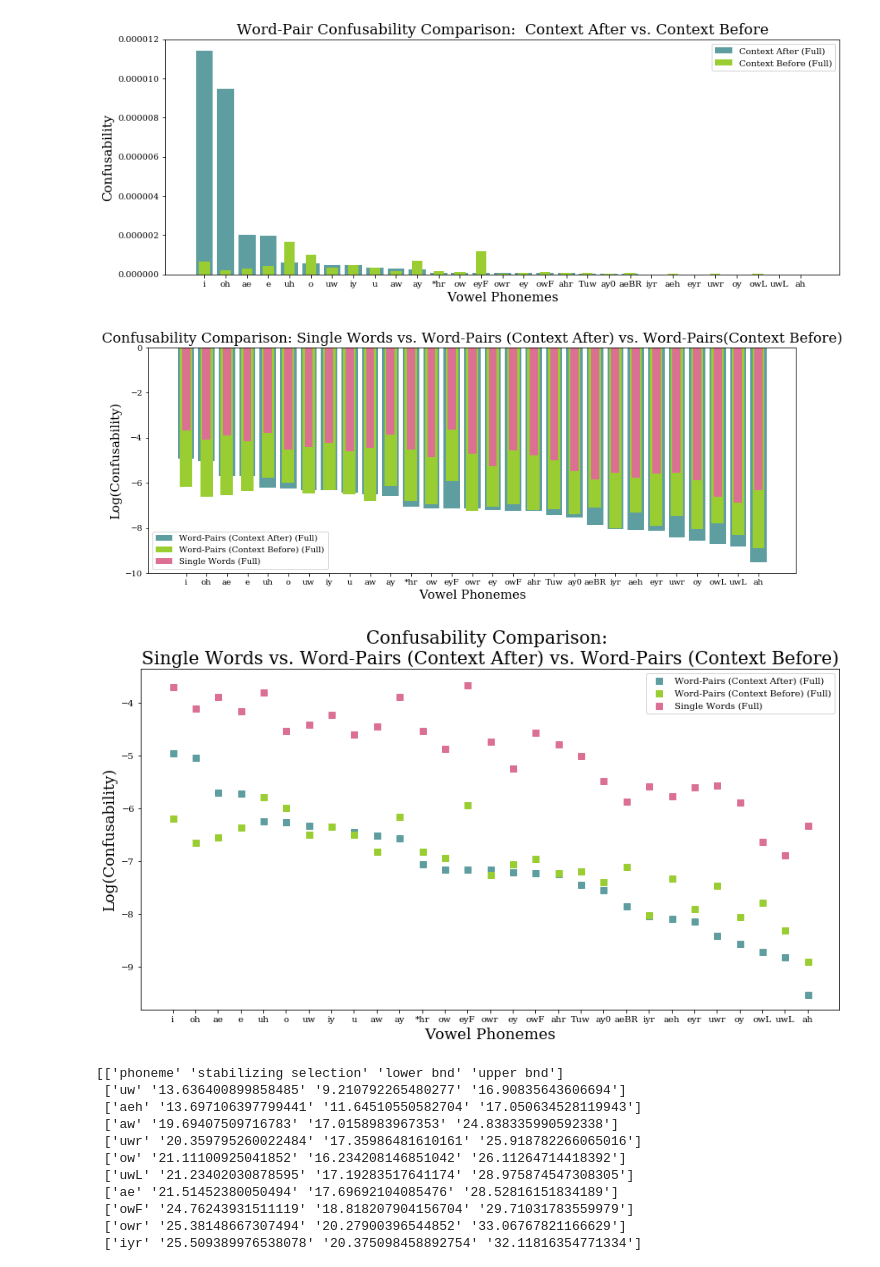
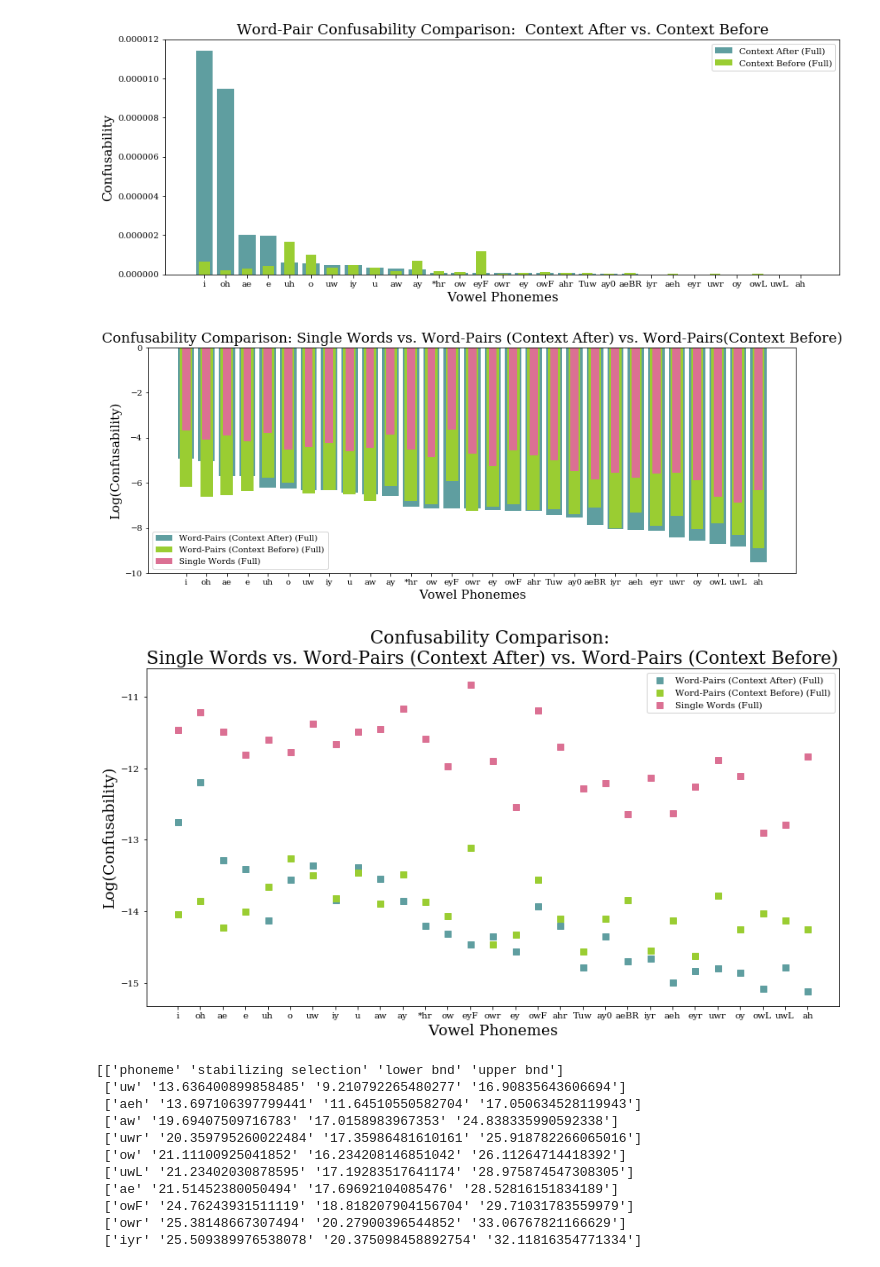
Before and after one commit to tdacunha/LING_Research, a Jupyter notebook: Confus_WP_Analysis.ipynb, the cells around one changed output. Drawn from its saved outputs; the diff is of its cells as text; code cells hidden in the pictures.

```diff
--- a/Confus_WP_Analysis.ipynb
+++ b/Confus_WP_Analysis.ipynb
@@ -4,6 +4,13 @@ import matplotlib.pyplot as plt
 plt.rcParams['figure.facecolor'] = 'w'
 plt.rcParams['figure.edgecolor'] = 'b'
 plt.rcParams['font.family'] = 'serif'
+
+Single_Nvi = [14811393.0, 44877567.0, 59948607.0, 12429515.0, 14697214.0, 5268790.0, 19526288.0, 17770768.0, 39396515.0, 64180362.0, 13198896.0, 8139320.0, 27745690.0, 7159750.0, 19090222.0, 19294058.0, 5906729.0, 9987659.0, 11444055.0, 9315412.0, 4493550.0, 1872439.0, 2068141.0, 4194737.0, 3591906.0, 1695686.0, 7837069.0, 313753.0, 789413.0]
+WP_Nvi_After = [16455267, 43792189, 71945064, 13231410, 15028041, 5201599, 18822564, 18653917, 47486682, 75525805, 16544845, 7596499, 30283159, 6301870, 21420618, 23912370, 5320053, 11612470, 11202294, 10106488, 5330175, 1705259, 2088919, 3965128, 3368592, 1598974, 9253770, 220238, 667381]
+WP_Nvi_Before = [15872310, 50215262, 64465798, 14703707, 20360412, 6284252, 23262421, 20475506, 37797922, 77896729, 14796460, 9235658, 31815434, 8101575, 19568533, 22057081, 6895385, 10852486, 14364675, 10722249, 4952950, 2341205, 2410684, 4939453, 4126294, 1947071, 8775227, 391341, 941381]
+
+
+
 #from matplotlib import rc
 #rc('text', usetex=True)
 # LOADING CONFUSABILITY AFTER FILE
@@ -22,6 +29,8 @@ print(Confus_array_after)
 ind = np.argsort(Confus_array_after[:,1].astype(float))
 x = np.take_along_axis(Confus_array_after[:,0],ind, axis=0)
 y = np.take_along_axis(Confus_array_after[:,1].astype(float),ind, axis=0)
+WP_Nvi_A = np.take_along_axis(np.array(WP_Nvi_After).astype(float),ind, axis=0)
+
 
 # LOADING CONFUSABILITY BEFORE FILE
 C_file_before = open("/Users/TaraD/LING_Research/Confus_WP_full_before.txt", 'r')
@@ -41,6 +50,7 @@ x2 = np.take_along_axis(Confus_array_before[:,0],ind, axis=0)
 y2 = np.take_along_axis(Confus_array_before[:,1].astype(float),ind, axis=0)
 x_before = np.take_along_axis(Confus_array_before[:,0],ind_before, axis=0)
 y_before = np.take_along_axis(Confus_array_before[:,1].astype(float),ind_before, axis=0)
+WP_Nvi_B = np.take_along_axis(np.array(WP_Nvi_Before).astype(float),ind, axis=0)
 
 
 # LOADING CONFUSABILITY SINGLE FULL FILE
@@ -60,6 +70,7 @@ print(len(Confus_array_after),len(Confus_array_single_full))
 #ind = np.argsort(Confus_array_after[:,1].astype(float))
 x_single = np.take_along_axis(Confus_array_single_full[:,0],ind, axis=0)
 y_single = np.take_along_axis(Confus_array_single_full[:,1].astype(float),ind, axis=0)
+Single = np.take_along_axis(np.array(Single_Nvi).astype(float),ind, axis=0)
 
 
 # PLOTTING BAR GRAPHS
@@ -110,34 +121,38 @@ plt.show()
 
 # LOG WP AFTER VS SINGLE FULL
 plt.figure(figsize = (14,7))
-plt.plot(x[::-1], np.log10(y[::-1]), 's',ms=7, color = 'cadetblue', label='Word-Pairs (Context After) (Full)')
-plt.plot(x2[::-1], np.log10(y2[::-1]), 's',ms=7,color = 'yellowgreen', label='Word-Pairs (Context Before) (Full)')
-plt.plot(x_single[::-1], np.log10(y_single[::-1]), 's',ms=7, color = 'palevioletred', label='Single Words (Full)')
+plt.plot(x[::-1], np.log10(y[::-1]/WP_Nvi_B[::-1]), 's',ms=7, color = 'cadetblue', label='Word-Pairs (Context After) (Full)')
+plt.plot(x2[::-1], np.log10(y2[::-1]/WP_Nvi_A[::-1]), 's',ms=7,color = 'yellowgreen', label='Word-Pairs (Context Before) (Full)')
+plt.plot(x_single[::-1], np.log10(y_single[::-1]/Single[::-1]), 's',ms=7, color = 'palevioletred', label='Single Words (Full)')
+#plt.plot(x[::-1], np.log10(y[::-1]), 's',ms=7, color = 'cadetblue', label='Word-Pairs (Context After) (Full)')
+#plt.plot(x[::-1], np.log10(Nvi[::-1]), 's',ms=7,color = 'yellowgreen', label='Word-Pairs (Context Before) (Full)')
+#plt.plot(x[::-1], np.log10(Single[::-1]), 's',ms=7, color = 'palevioletred', label='Single Words (Full)')
+
 plt.title("Confusability Comparison: \nSingle Words vs. Word-Pairs (Context After) vs. Word-Pairs (Context Before)", fontsize=20)
 plt.xlabel('Vowel Phonemes', fontsize=17)
 plt.ylabel('Log(Confusability)', fontsize=17)#plt.xticks
 plt.legend()
 plt.show()
 # %% [output]
 (30,)
 <class 'list'>
 [['owr' '7.091390163478287e-08']
  ['e' '1.976816095533555e-06']
  ['i' '1.1409956221561026e-05']
  ['ow' '7.165135906561495e-08']
  ['eyF' '7.154413360039616e-08']
  ['ay0' '2.8564803865801594e-08']
  ['ey' '6.347152313022804e-08']
  ['o' '5.655900139109598e-07']
  ['ae' '2.009358930218632e-06']
  ['uh' '5.871158018099757e-07']
 ... (78 lines left out)
  ['u' '2.5861397537434854e-05']
  ['ah' '4.706131611209592e-07']
  ['uwL' '1.292981229558535e-07']]
 29 29
 [figure]
 [figure]
 [figure]
 [figure]
-[figure, old version]
+[figure, new version]
```
Also changed, not shown: parts of 1 cell of this notebook, 1 other file.
